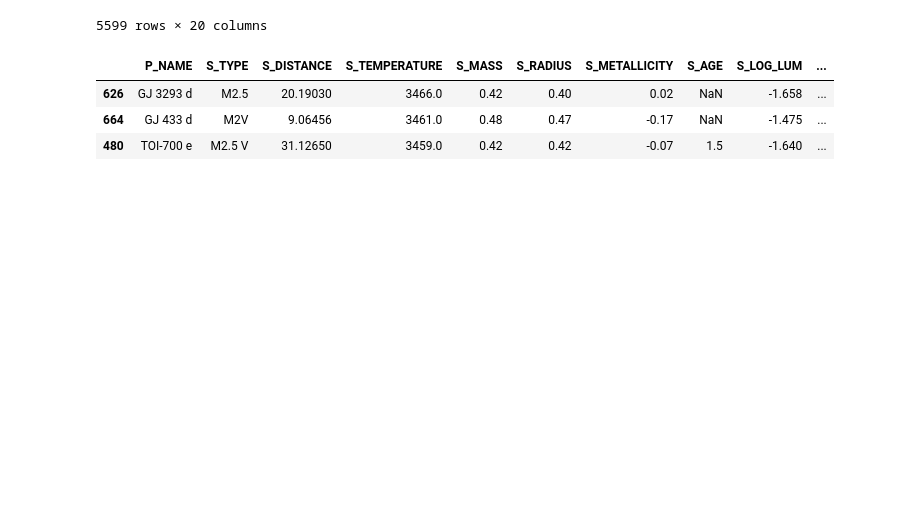
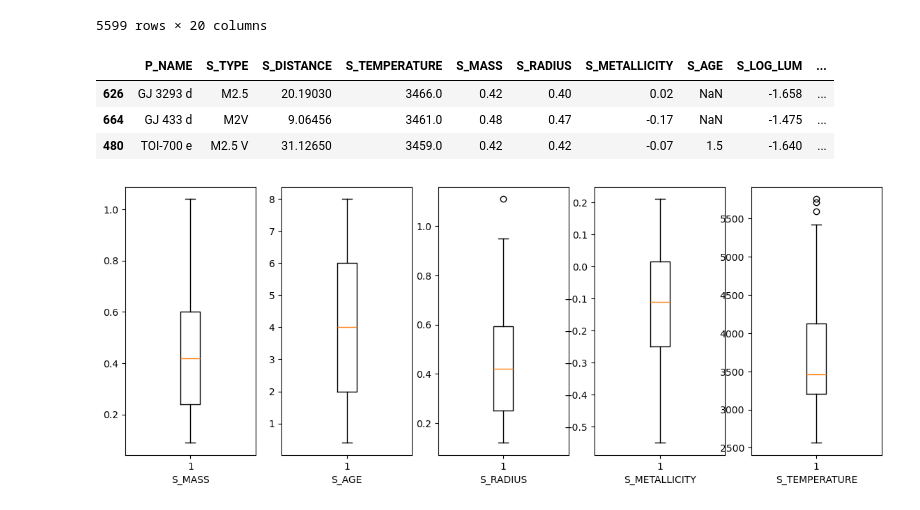
Before and after one commit to sphxisnot/Big-Data-2026, a Jupyter notebook: Hackaton_planetas_grupo_3.ipynb, the cells around one changed output. Drawn from its saved outputs; the diff is of its cells as text; code cells hidden in the pictures; blank space fills up the shorter version.

```diff
--- a/Hackaton_planetas_grupo_3.ipynb
+++ b/Hackaton_planetas_grupo_3.ipynb
@@ -49,9 +49,10 @@ median=[]
 for item in cols:
     median.append(data_habitable[item].median())
 criteria=dict(zip(cols,median))
+params=["S_MASS","S_AGE","S_RADIUS","S_METALLICITY","S_TEMPERATURE"]
 # %%
 near =np.ones(shape=(5,len(data_habitable)))
-for item, i in zip(["S_MASS","S_AGE","S_RADIUS","S_METALLICITY","S_TEMPERATURE"],range(5)):
+for item, i in zip(params,range(5)):
      near[i,:]= np.abs(data_habitable[item]-criteria[item])
 mean_dist=np.nanmean(near,axis=0)
 arg=mean_dist.argsort()
@@ -64,3 +65,11 @@ data_habitable.iloc[[4,6,1]]
 | 626 | GJ 3293 d | M2.5 | 20.19030 | 3466.0 | 0.42 | 0.40 | 0.02 | NaN | -1.658 | ... |
 | 664 | GJ 433 d | M2V | 9.06456 | 3461.0 | 0.48 | 0.47 | -0.17 | NaN | -1.475 | ... |
 | 480 | TOI-700 e | M2.5 V | 31.12650 | 3459.0 | 0.42 | 0.42 | -0.07 | 1.5 | -1.640 | ... |
+# %%
+fig, axs =plt.subplots(1,5,figsize=(14,5))
+for item, i in zip(params,range(5)):
+    axs[i].boxplot(data_habitable[item].dropna())
+    axs[i].set(xlabel=item)
+fig.savefig("box.png", dpi=300)
+# %% [output]
+[figure, added]
```
